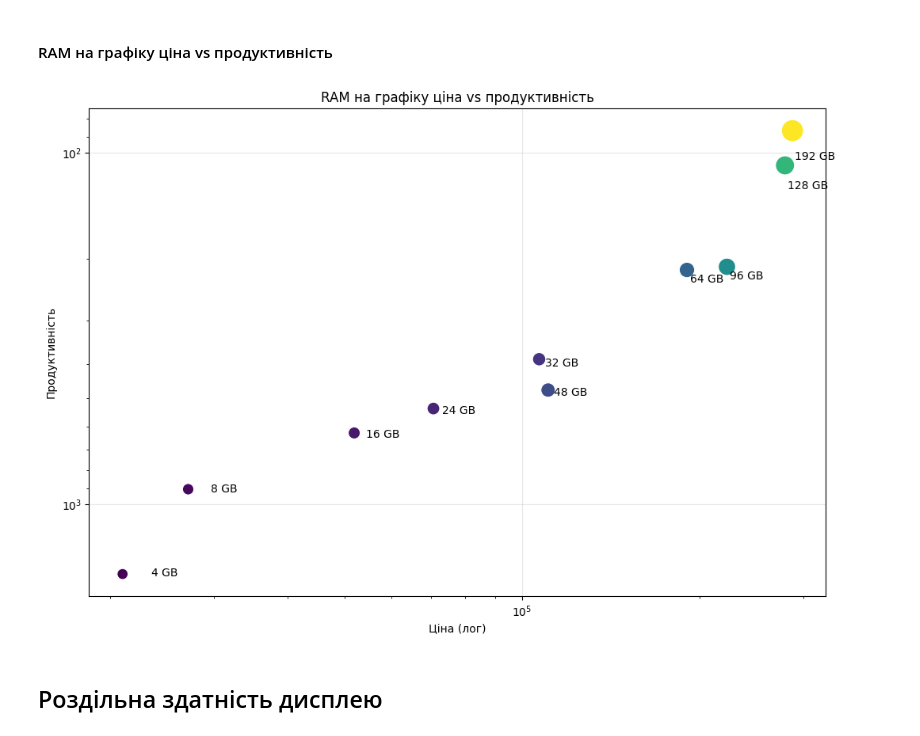
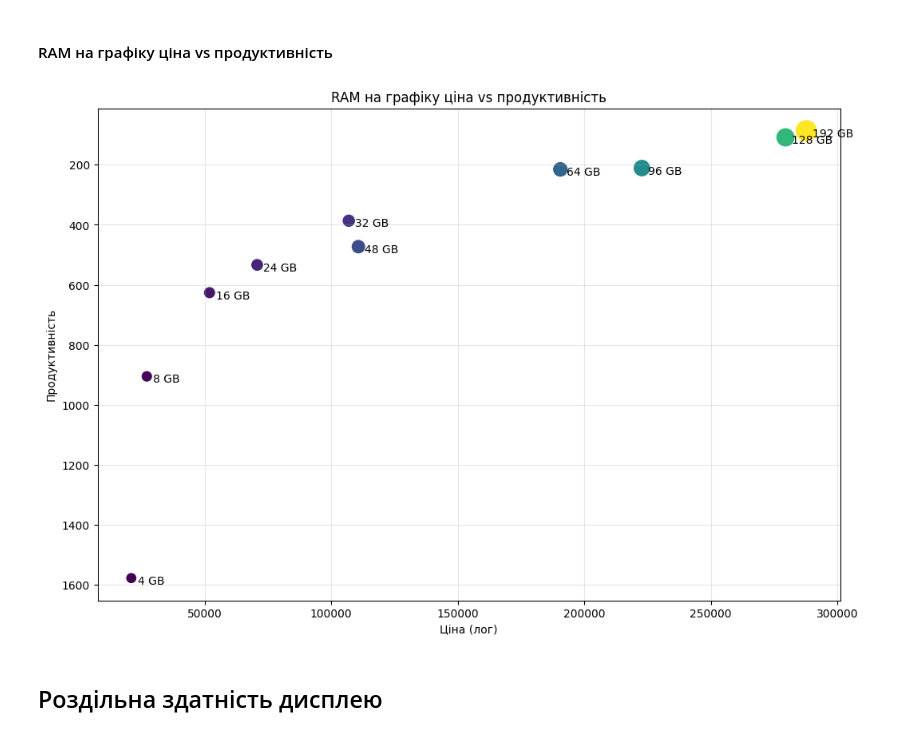
Before and after one commit to TopolyaNOT/laptop_analysis, a Jupyter notebook: test.ipynb, the cells around one changed output. Saved outputs shown, nothing was run; the diff lists cells and outputs as text; code cells hidden in the pictures.

```diff
--- a/test.ipynb
+++ b/test.ipynb
@@ -277,27 +277,33 @@ from typing import cast
 import matplotlib.container as mcontainer
 
 
-plt.figure(figsize=[10, 10])
+u = sorted(laptop_rating['shop'].unique())
+color = sns.set_palette('icefire', len(u))
+
+plt.figure(figsize=(10, 10))
 ax = sns.histplot(
     x='shop',
     data=laptop_rating,
     hue='shop',
     shrink=0.75,
-    palette='icefire',
+    palette=color,
     edgecolor='black',
     legend=False,
-    cbar=True
 )
 
 
+
 for container in ax.containers:
+    label = [int(v.get_height()) if v.get_height() > 0  else '' for v in container]
     ax.bar_label(
         cast(mcontainer.BarContainer, container),
         fontsize=11,
         padding=5,
         label_type='edge',
+        labels=label,
         fmt='%d'
     )
+
 plt.title("Кількіть ноутбуків по магазинах", y=1.02)
 plt.xlabel("Назва магазину")
 plt.ylabel("Кількість продукції")
@@ -444,26 +450,31 @@ avg_score = avg_score.reset_index()
 # %%
 color = sns.color_palette('viridis', len(ram_order))
 
 plt.figure(figsize=(12, 8))
-sns.scatterplot(data=avg_score, x='price', y='avg_perf_score',
-                hue='RAM', size='RAM', sizes=(100, 400), palette='viridis', legend=False)
+sns.scatterplot(
+    data=avg_score,
+    x='price',
+    y='avg_perf_score',
+    hue='RAM',
+    size='RAM',
+    sizes=(100, 400),
+    palette='viridis',
+    legend=False
+)
 
 for i in range(len(avg_score)):
-    plt.text(avg_score['price'].iloc[i]+2500, avg_score['avg_perf_score'].iloc[i]+18,
+    plt.text(avg_score['price'].iloc[i]+2500, avg_score['avg_perf_score'].iloc[i]+20,
              f"{avg_score['RAM'].iloc[i]} GB", fontsize=10)
 
-plt.xscale('log')
-plt.gca().invert_xaxis()
 plt.title('RAM на графіку ціна vs продуктивність')
 plt.xlabel('Ціна (лог)')
 plt.ylabel('Продуктивність')
-plt.yscale('log')
+
 plt.grid(True, alpha=0.3)
 plt.gca().invert_yaxis()
-plt.gca().invert_xaxis()
 plt.show()
 # %% [output]
-[figure, old version]
+[figure, new version]
 # %% [markdown]
 ## Роздільна здатність дисплею
 # %% [markdown]
```
Also changed, not shown: parts of 9 cells of this notebook.
